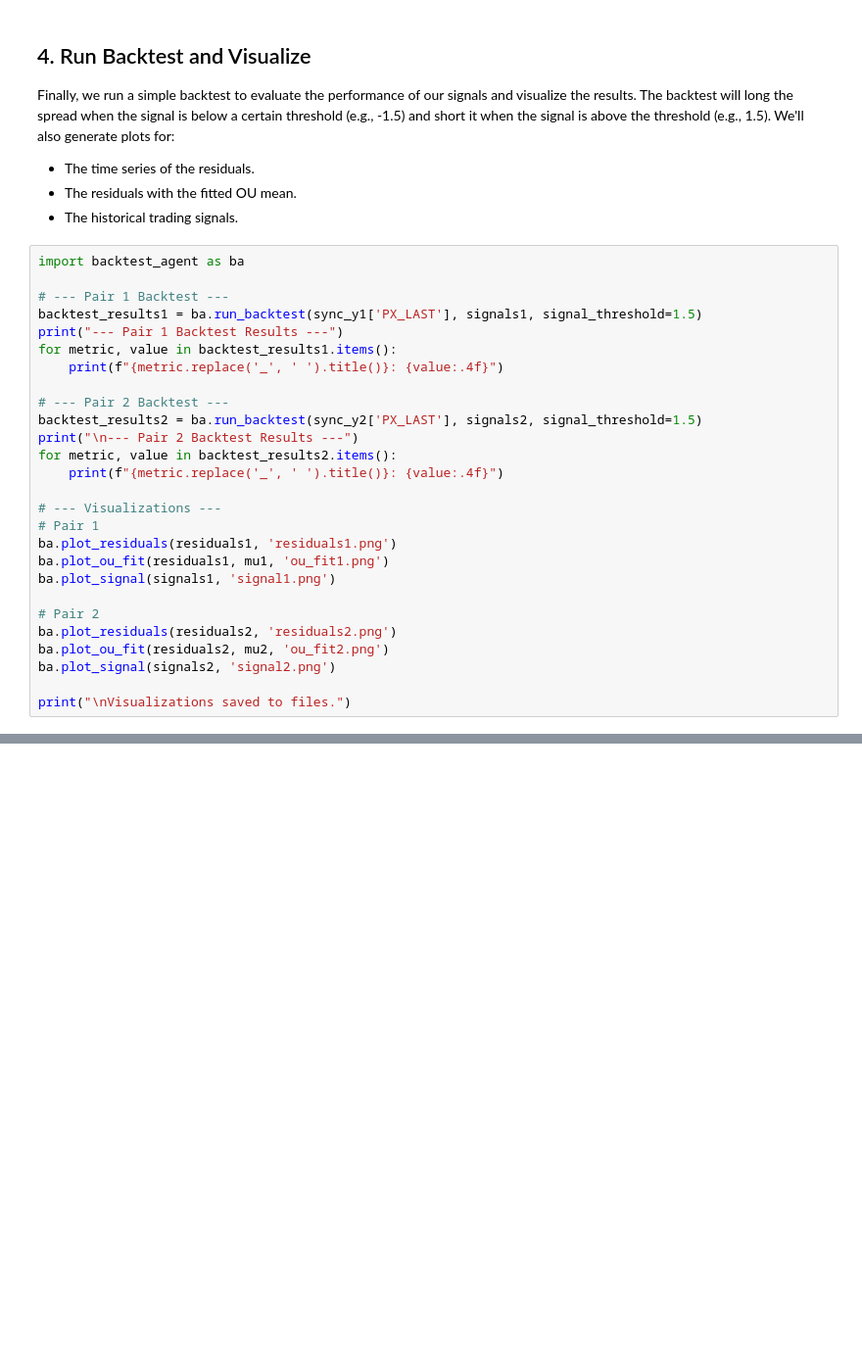
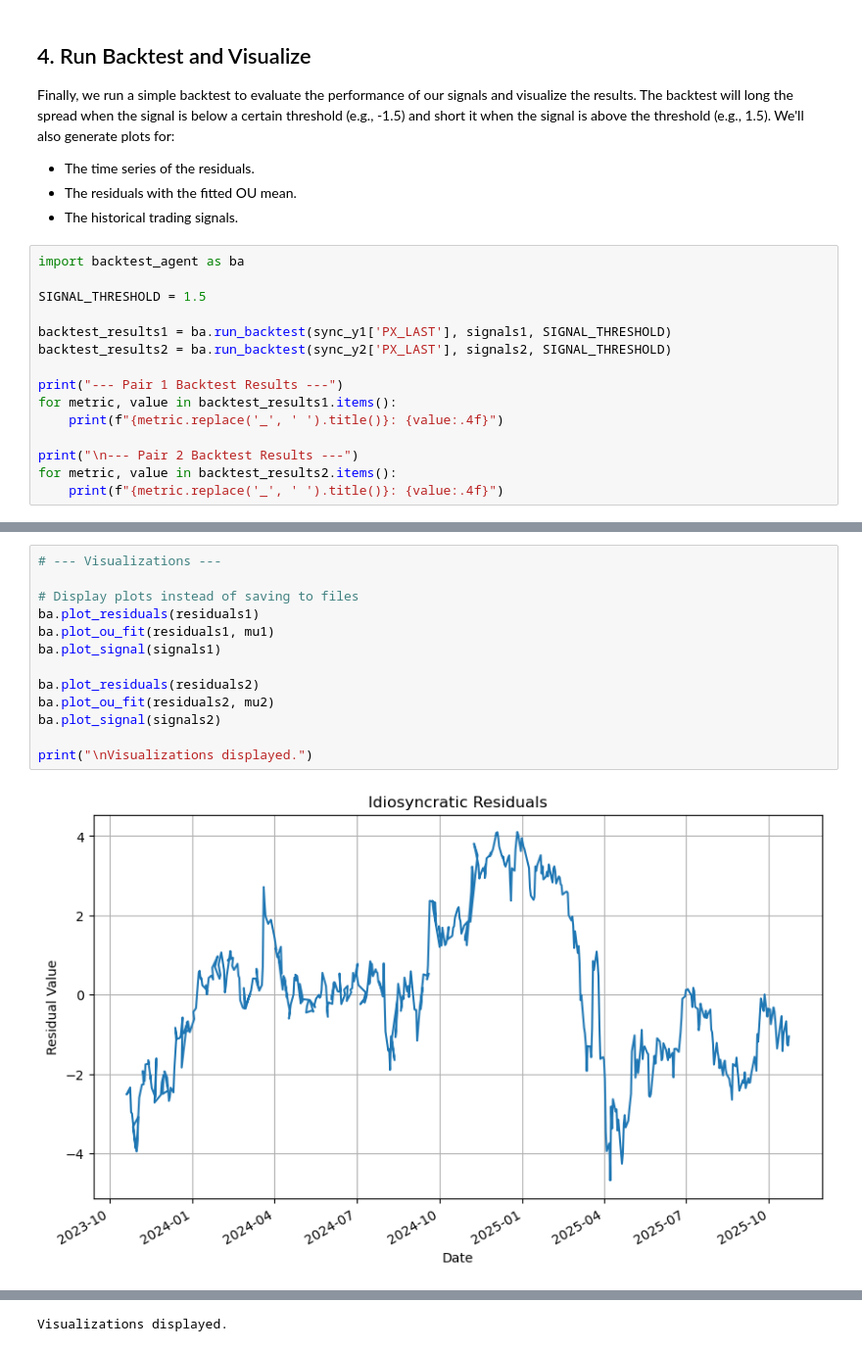
Before and after one commit to DavidBenarous/Relative_Value_Credit, a Jupyter notebook: exploration.ipynb, the cells around one changed output, grey strips where cells are left out. Shown: that part at 98% size. Cells and saved outputs as stored; diff of their text form; blank space fills up the shorter version.

```diff
--- a/exploration.ipynb
+++ b/exploration.ipynb
@@ -133,27 +242,15 @@ Finally, we run a simple backtest to evaluate the performance of our signals and
 # %%
 import backtest_agent as ba
 
-# --- Pair 1 Backtest ---
-backtest_results1 = ba.run_backtest(sync_y1['PX_LAST'], signals1, signal_threshold=1.5)
+SIGNAL_THRESHOLD = 1.5
+
+backtest_results1 = ba.run_backtest(sync_y1['PX_LAST'], signals1, SIGNAL_THRESHOLD)
+backtest_results2 = ba.run_backtest(sync_y2['PX_LAST'], signals2, SIGNAL_THRESHOLD)
+
 print("--- Pair 1 Backtest Results ---")
 for metric, value in backtest_results1.items():
     print(f"{metric.replace('_', ' ').title()}: {value:.4f}")
 
-# --- Pair 2 Backtest ---
-backtest_results2 = ba.run_backtest(sync_y2['PX_LAST'], signals2, signal_threshold=1.5)
 print("\n--- Pair 2 Backtest Results ---")
 for metric, value in backtest_results2.items():
     print(f"{metric.replace('_', ' ').title()}: {value:.4f}")
-
-# --- Visualizations ---
-# Pair 1
-ba.plot_residuals(residuals1, 'residuals1.png')
-ba.plot_ou_fit(residuals1, mu1, 'ou_fit1.png')
-ba.plot_signal(signals1, 'signal1.png')
-
-# Pair 2
-ba.plot_residuals(residuals2, 'residuals2.png')
-ba.plot_ou_fit(residuals2, mu2, 'ou_fit2.png')
-ba.plot_signal(signals2, 'signal2.png')
-
-print("\nVisualizations saved to files.")
@@ -159,0 +267,15 @@ print("\nVisualizations saved to files.")
+# %%
+# --- Visualizations ---
+
+# Display plots instead of saving to files
+ba.plot_residuals(residuals1)
+ba.plot_ou_fit(residuals1, mu1)
+ba.plot_signal(signals1)
+
+ba.plot_residuals(residuals2)
+ba.plot_ou_fit(residuals2, mu2)
+ba.plot_signal(signals2)
+
+print("\nVisualizations displayed.")
+# %% [output]
+[figure, added]
@@ -159,0 +287 @@ print("\nVisualizations saved to files.")
+Visualizations displayed.
```
Also changed, not shown: parts of 7 cells of this notebook, 2 other files.
